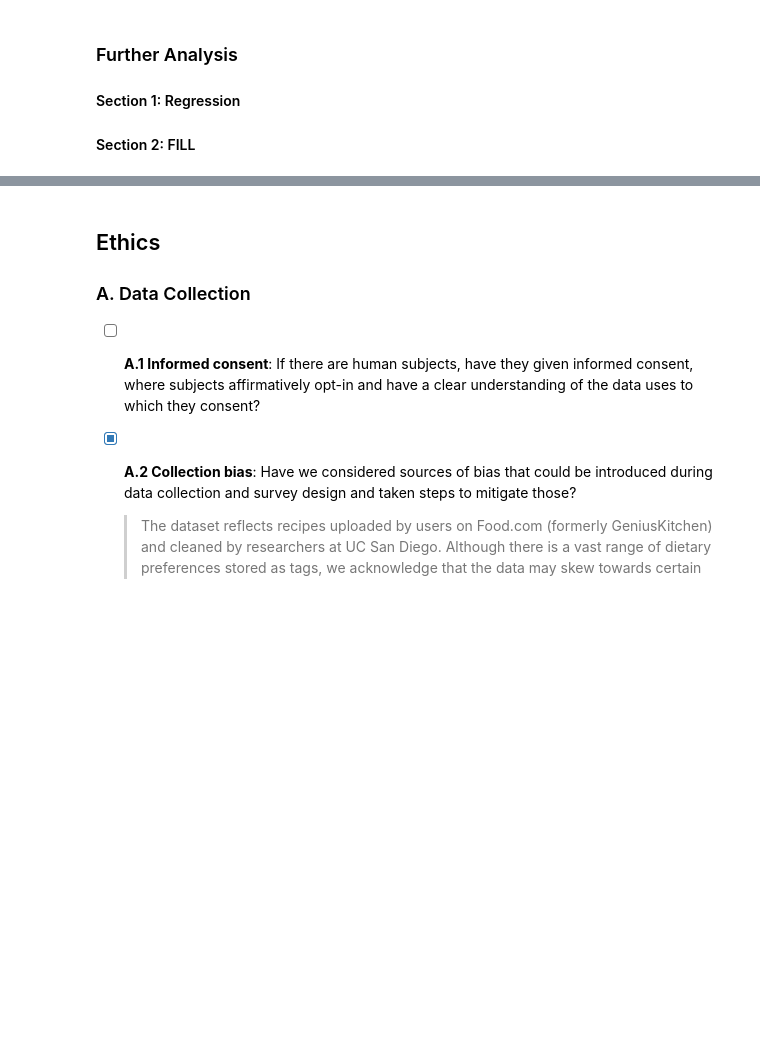
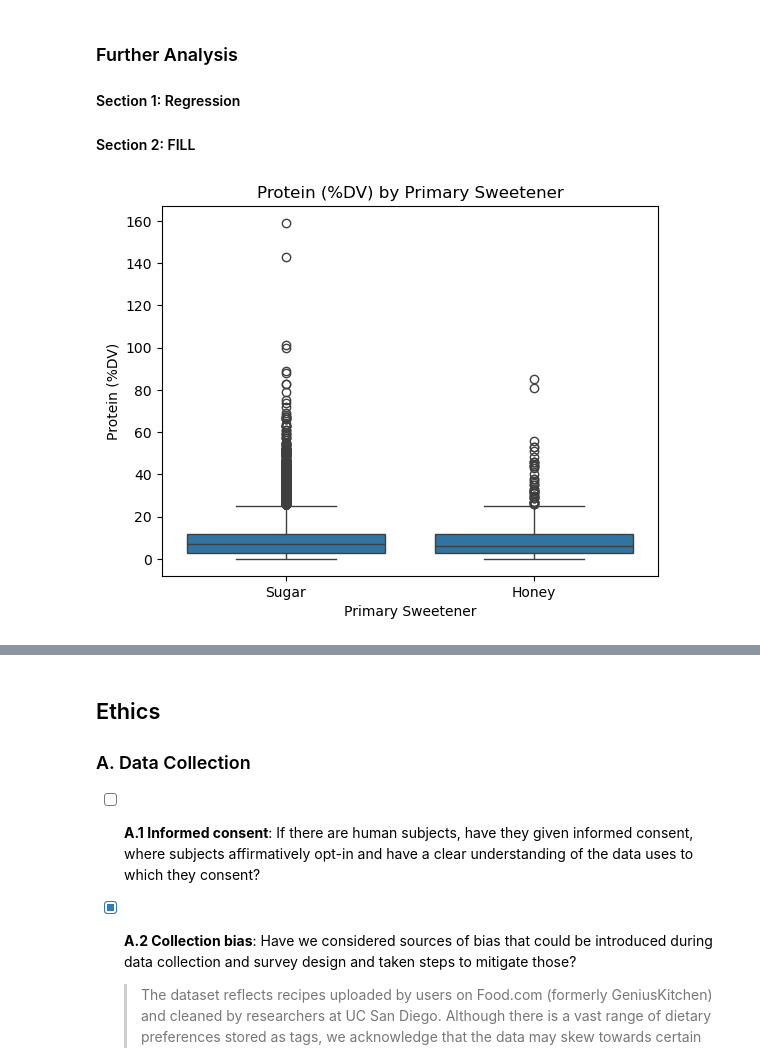
Before and after one commit to Doku98/Group047_WI26, a Jupyter notebook: 03-FinalProject.ipynb, the cells around one changed output, grey strips where cells are left out. Cells and saved outputs as stored; diff of their text form; code cells hidden in the pictures; blank space fills up the shorter version.

```diff
--- a/03-FinalProject.ipynb
+++ b/03-FinalProject.ipynb
@@ -787,3 +787,19 @@ plt.show()
 
 #### Section 1: Regression
 #### Section 2: FILL
+# %%
+desserts["protein_per_calorie"] = desserts["protein (%DV)"] / desserts["calories"]
+# %%
+
+sns.boxplot(
+    data=desserts,
+    x="primary_sweetener",
+    y="protein (%DV)"
+)
+
+plt.title("Protein (%DV) by Primary Sweetener")
+plt.xlabel("Primary Sweetener")
+plt.ylabel("Protein (%DV)")
+plt.show()
+# %% [output]
+[figure, added]
```
Also changed, not shown: parts of 4 cells of this notebook.
